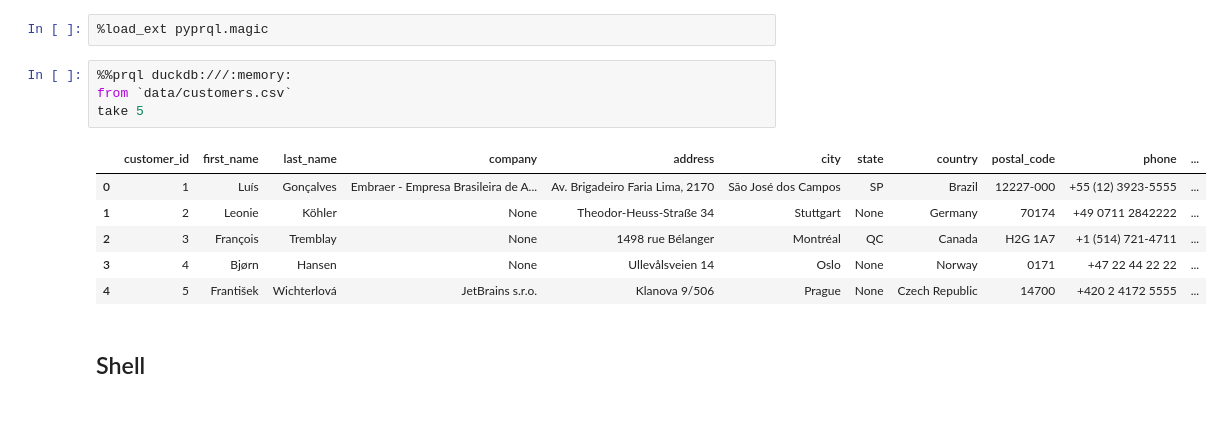
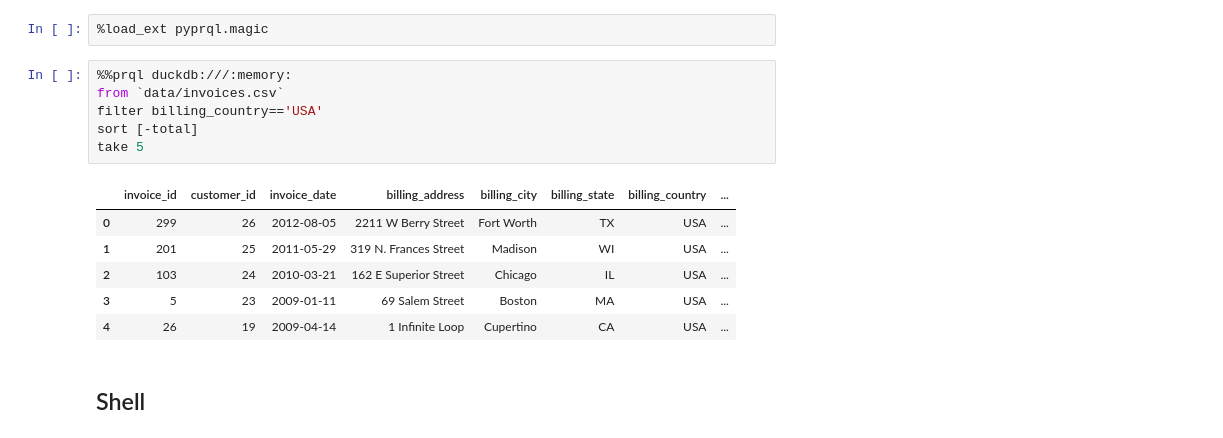
Before and after one commit to snth/normconf2022, a Jupyter notebook: notebooks/normconf.ipynb, the cells around one changed output. Saved outputs shown, nothing was run; the diff lists cells and outputs as text.

```diff
--- a/notebooks/normconf.ipynb
+++ b/notebooks/normconf.ipynb
@@ -76,15 +90,17 @@ WHERE
 %load_ext pyprql.magic
 # %%
 %%prql duckdb:///:memory:
-from `data/customers.csv`
+from `data/invoices.csv`
+filter billing_country=='USA'
+sort [-total]
 take 5
 # %% [output]
-|  | customer_id | first_name | last_name | company | address | city | state | country | postal_code | phone | ... |
-| 0 | 1 | Luís | Gonçalves | Embraer - Empresa Brasileira de A... | Av. Brigadeiro Faria Lima, 2170 | São José dos Campos | SP | Brazil | 12227-000 | +55 (12) 3923-5555 | ... |
-| 1 | 2 | Leonie | Köhler | None | Theodor-Heuss-Straße 34 | Stuttgart | None | Germany | 70174 | +49 0711 2842222 | ... |
-| 2 | 3 | François | Tremblay | None | 1498 rue Bélanger | Montréal | QC | Canada | H2G 1A7 | +1 (514) 721-4711 | ... |
-| 3 | 4 | Bjørn | Hansen | None | Ullevålsveien 14 | Oslo | None | Norway | 0171 | +47 22 44 22 22 | ... |
-| 4 | 5 | František | Wichterlová | JetBrains s.r.o. | Klanova 9/506 | Prague | None | Czech Republic | 14700 | +420 2 4172 5555 | ... |
+|  | invoice_id | customer_id | invoice_date | billing_address | billing_city | billing_state | billing_country | ... |
+| 0 | 299 | 26 | 2012-08-05 | 2211 W Berry Street | Fort Worth | TX | USA | ... |
+| 1 | 201 | 25 | 2011-05-29 | 319 N. Frances Street | Madison | WI | USA | ... |
+| 2 | 103 | 24 | 2010-03-21 | 162 E Superior Street | Chicago | IL | USA | ... |
+| 3 | 5 | 23 | 2009-01-11 | 69 Salem Street | Boston | MA | USA | ... |
+| 4 | 26 | 19 | 2009-04-14 | 1 Infinite Loop | Cupertino | CA | USA | ... |
 # %% [markdown]
 ## Shell
 # %%
```
Also changed, not shown: parts of 12 cells of this notebook, 1 other file.
